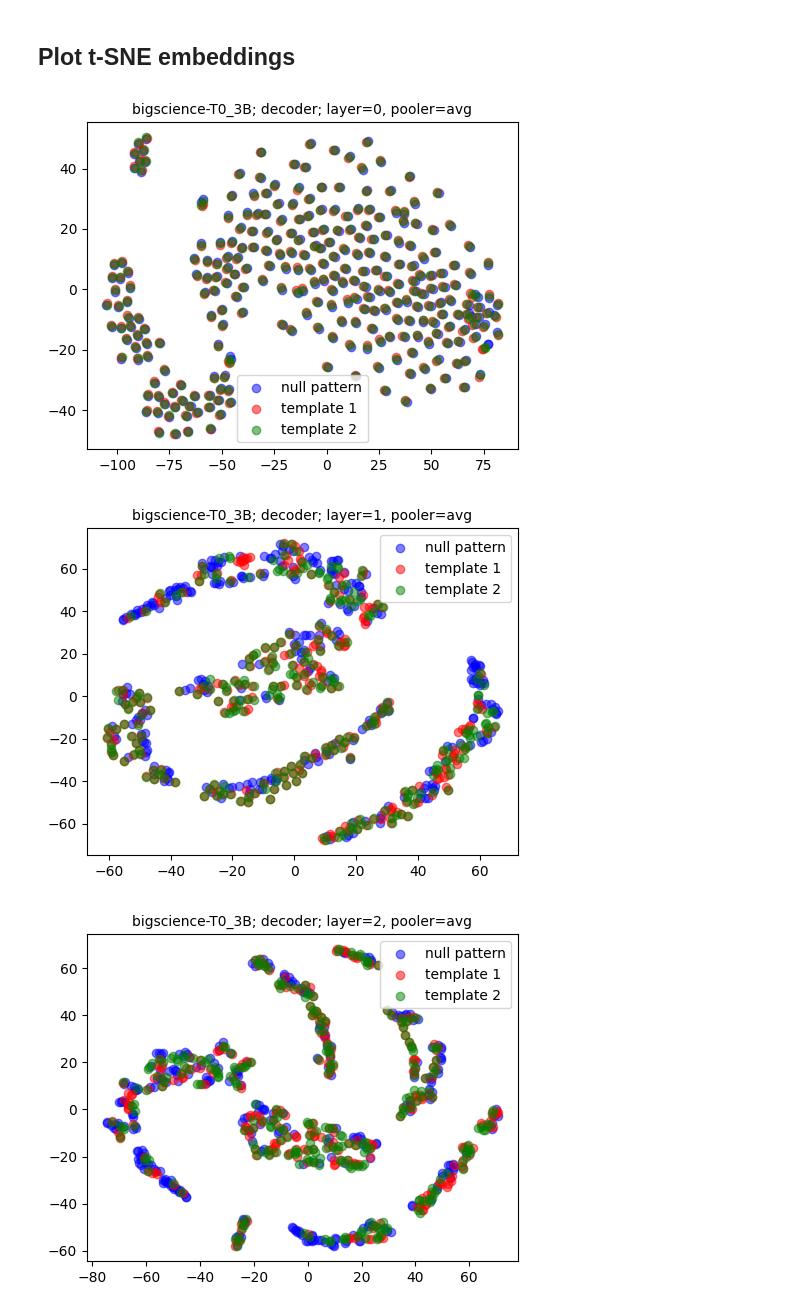
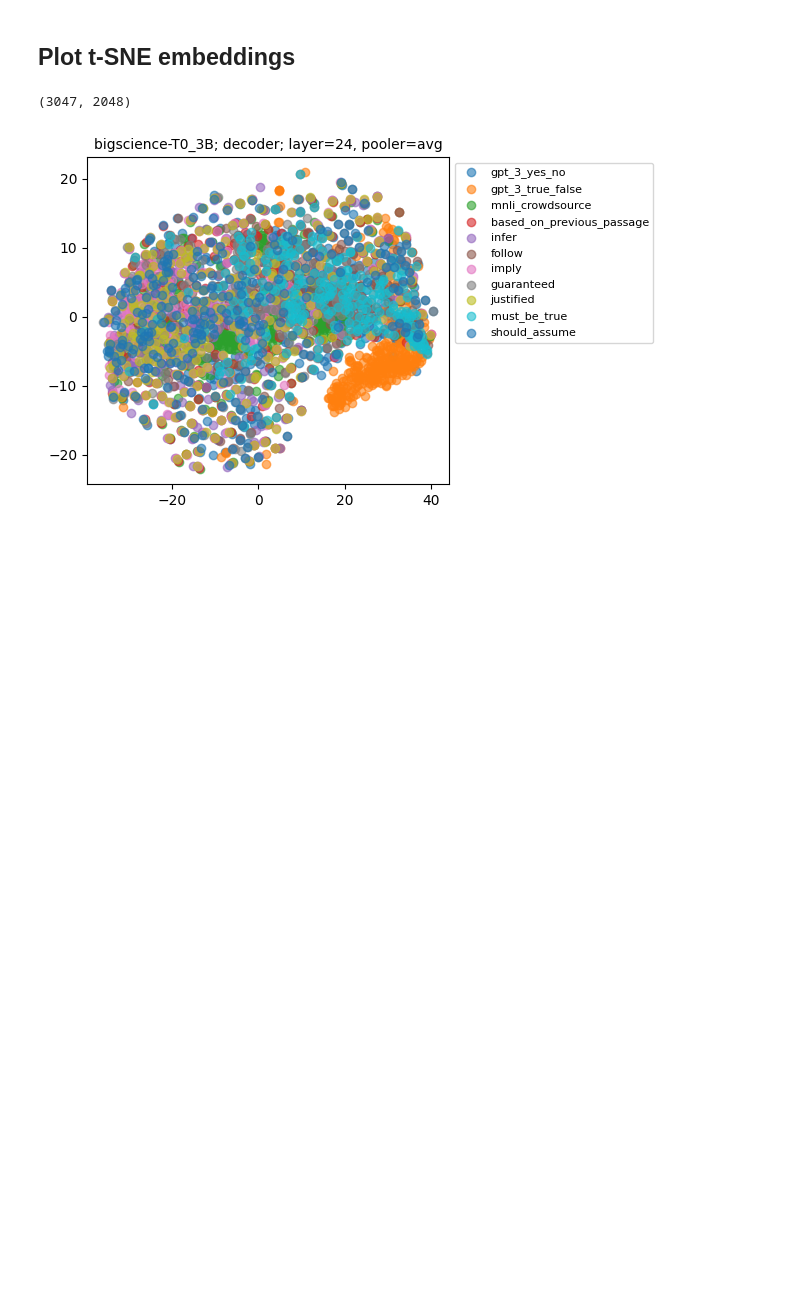
Before and after one commit to mmarius/t0-analysis, a Jupyter notebook: notebooks/analyze_decoder_representations.ipynb, the cells around one changed output. Drawn from its saved outputs; the diff is of its cells as text; code cells hidden in the pictures; blank space fills up the shorter version.

Commit message:
added classification and pca notebooks + refactored code

```diff
--- a/notebooks/analyze_decoder_representations.ipynb
+++ b/notebooks/analyze_decoder_representations.ipynb
@@ -25,52 +43,79 @@ module = "decoder" # encoder or decoder
+# %%
+# specify which patterns to use for classification
+use_pattern = [
+    # "null_pattern",
+    # "null_pattern_reversed",
+    "gpt_3_yes_no",
+    # "gpt_3_yes_no_shuffled",
+    "gpt_3_true_false",
+    # "gpt_3_true_false_shuffled",
+    # "start_with_the",
+    "mnli_crowdsource",
+    "based_on_previous_passage",
+    "infer",
+    "follow",
+    "imply",
+    "guaranteed",
+    "justified",
+    "must_be_true",
+    "should_assume"
+]
 # %%
 # for layer in range(0, 1):
 # for layer in range(0, 5):
-for layer in range(0, 25):
-# for layer in range(24, 25):
-    file_names = [
-        f"rte/{model}/{module}/null_pattern/hidden_represenations_layer{layer}_avg.hdf5",
-        f"rte/{model}/{module}/template_1/hidden_represenations_layer{layer}_avg.hdf5",
-        f"rte/{model}/{module}/template_2/hidden_represenations_layer{layer}_avg.hdf5",
-    ]
+# for layer in range(0, 25):
+for layer in range(24, 25):
+
+    file_names, prompt_names = [], []
+
+    for _, row in df.iterrows():
+        if row['name'] in use_pattern:
+            file_names.append(f"rte/{model}/{module}/{row['name']}/hidden_represenations_layer{layer}_avg.hdf5",)
+            prompt_names.append(row['name'])
 
     # load hidden representations from hdf5 file
     representations = None
     n_sequences = 0
 
     for file_name in file_names:
         hidden_representations = load_hidden_representations_from_hdf5(os.path.join(log_dir, file_name))
         n_sequences = hidden_representations.shape[0]
 
         if representations is None:
             representations = hidden_representations
         else:
             representations = np.concatenate((representations, hidden_representations), axis=0)
 
+    print(representations.shape)
+
     # compute t-SNE embeddings
     X = TSNE(
         n_components=2,
-        perplexity=10,
-        init='random', # random or pca
-        learning_rate=100,
+        perplexity=200,
+        init='pca', # random or pca
+        learning_rate=500,
         n_iter=1000
     ).fit_transform(representations)
 
     # plot t-SNE embeddings
-    fig, axes = plt.subplots(1, 1, figsize=(5,4), dpi=100)
+    fig, axes = plt.subplots(1, 1, figsize=(5.5,4), dpi=100)
 
-    axes.scatter(X[:n_sequences, 0], X[:n_sequences, 1], color='blue', alpha=0.5, label='null pattern') # null pattern
-    axes.scatter(X[n_sequences:2*n_sequences, 0], X[n_sequences:2*n_sequences, 1], color='red', alpha=0.5, label='template 1') # template 1
-    axes.scatter(X[2*n_sequences:, 0], X[2*n_sequences:, 1], color='green', alpha=0.5, label='template 2') # template 2
+    for idx, file_name in enumerate(file_names):
+        axes.scatter(X[n_sequences*idx:n_sequences*(idx + 1), 0], X[n_sequences*idx:n_sequences*(idx + 1), 1], alpha=0.6, label=prompt_names[idx])
 
     axes.set_title(f"{model}; {module}; layer={layer}, pooler=avg", fontsize=10)
 
-    axes.legend(loc="best")
+   # Shrink current axis by 20%
+    box = axes.get_position()
+    axes.set_position([box.x0, box.y0, box.width * 0.8, box.height])
+
+    # Put a legend to the right of the current axis
+    axes.legend(loc='upper left', bbox_to_anchor=(1.0, 1.0), fancybox=True, shadow=False, fontsize=8)
 
     plt.tight_layout()
 
     plt.show()
     plt.close();
 # %% [output]
+(3047, 2048)
-[figure, old version]
+[figure, new version]
-[figure, removed]
-[figure, removed]
```
Also changed, not shown: parts of 7 cells of this notebook, 8 other files.
